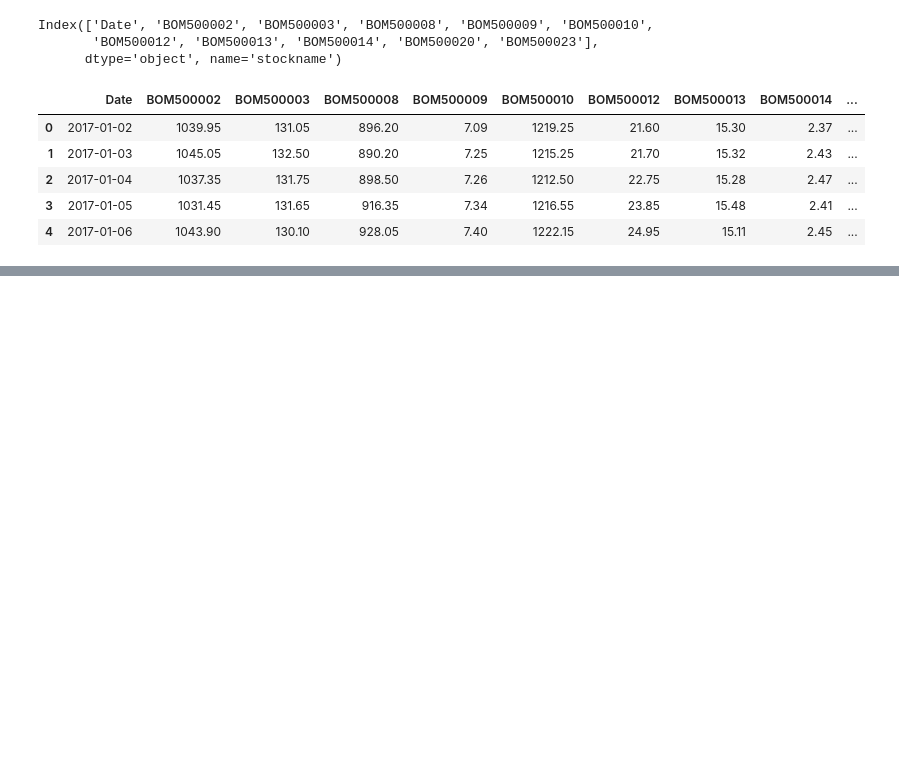
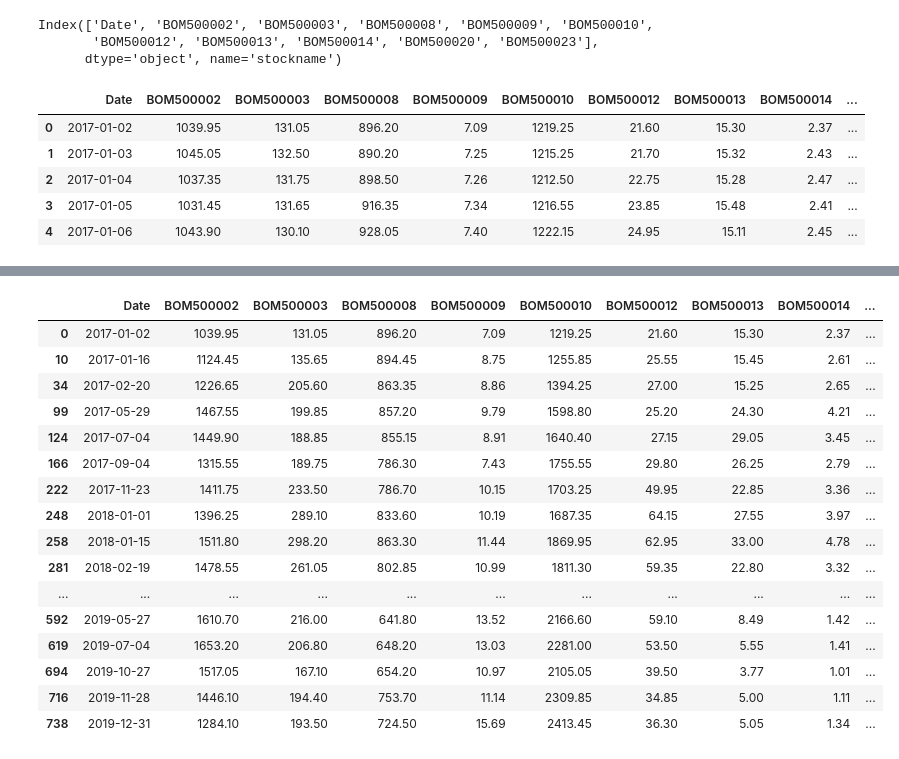
Before and after one commit to santoshgurujula/Springboard, a Jupyter notebook: DataWrangling.ipynb, the cells around one changed output, grey strips where cells are left out. Saved outputs shown, nothing was run; the diff lists cells and outputs as text; code cells hidden in the pictures; blank space fills up the shorter version.

```diff
--- a/DataWrangling.ipynb
+++ b/DataWrangling.ipynb
@@ -111,0 +405,21 @@ share_price_pivot_df.head()
+# %%
+#Check rows where Dowjoanes.close is NaN
+final_df[final_df.Close.isna()]
+# %% [output]
+|  | Date | BOM500002 | BOM500003 | BOM500008 | BOM500009 | BOM500010 | BOM500012 | BOM500013 | BOM500014 | ... |
+| 0 | 2017-01-02 | 1039.95 | 131.05 | 896.20 | 7.09 | 1219.25 | 21.60 | 15.30 | 2.37 | ... |
+| 10 | 2017-01-16 | 1124.45 | 135.65 | 894.45 | 8.75 | 1255.85 | 25.55 | 15.45 | 2.61 | ... |
+| 34 | 2017-02-20 | 1226.65 | 205.60 | 863.35 | 8.86 | 1394.25 | 27.00 | 15.25 | 2.65 | ... |
+| 99 | 2017-05-29 | 1467.55 | 199.85 | 857.20 | 9.79 | 1598.80 | 25.20 | 24.30 | 4.21 | ... |
+| 124 | 2017-07-04 | 1449.90 | 188.85 | 855.15 | 8.91 | 1640.40 | 27.15 | 29.05 | 3.45 | ... |
+| 166 | 2017-09-04 | 1315.55 | 189.75 | 786.30 | 7.43 | 1755.55 | 29.80 | 26.25 | 2.79 | ... |
+| 222 | 2017-11-23 | 1411.75 | 233.50 | 786.70 | 10.15 | 1703.25 | 49.95 | 22.85 | 3.36 | ... |
+| 248 | 2018-01-01 | 1396.25 | 289.10 | 833.60 | 10.19 | 1687.35 | 64.15 | 27.55 | 3.97 | ... |
+| 258 | 2018-01-15 | 1511.80 | 298.20 | 863.30 | 11.44 | 1869.95 | 62.95 | 33.00 | 4.78 | ... |
+| 281 | 2018-02-19 | 1478.55 | 261.05 | 802.85 | 10.99 | 1811.30 | 59.35 | 22.80 | 3.32 | ... |
+| ... | ... | ... | ... | ... | ... | ... | ... | ... | ... | ... |
+| 592 | 2019-05-27 | 1610.70 | 216.00 | 641.80 | 13.52 | 2166.60 | 59.10 | 8.49 | 1.42 | ... |
+| 619 | 2019-07-04 | 1653.20 | 206.80 | 648.20 | 13.03 | 2281.00 | 53.50 | 5.55 | 1.41 | ... |
+| 694 | 2019-10-27 | 1517.05 | 167.10 | 654.20 | 10.97 | 2105.05 | 39.50 | 3.77 | 1.01 | ... |
+| 716 | 2019-11-28 | 1446.10 | 194.40 | 753.70 | 11.14 | 2309.85 | 34.85 | 5.00 | 1.11 | ... |
+| 738 | 2019-12-31 | 1284.10 | 193.50 | 724.50 | 15.69 | 2413.45 | 36.30 | 5.05 | 1.34 | ... |
```
Also changed, not shown: parts of 29 cells of this notebook.
